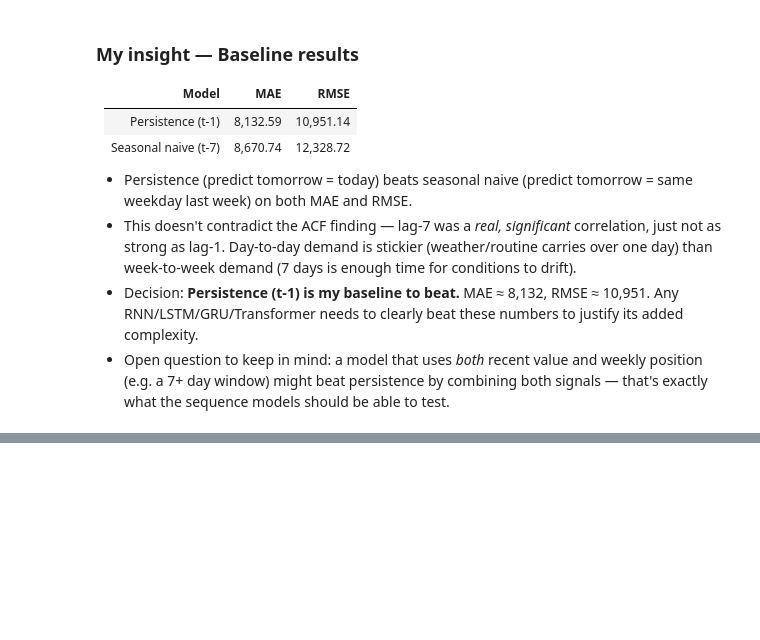
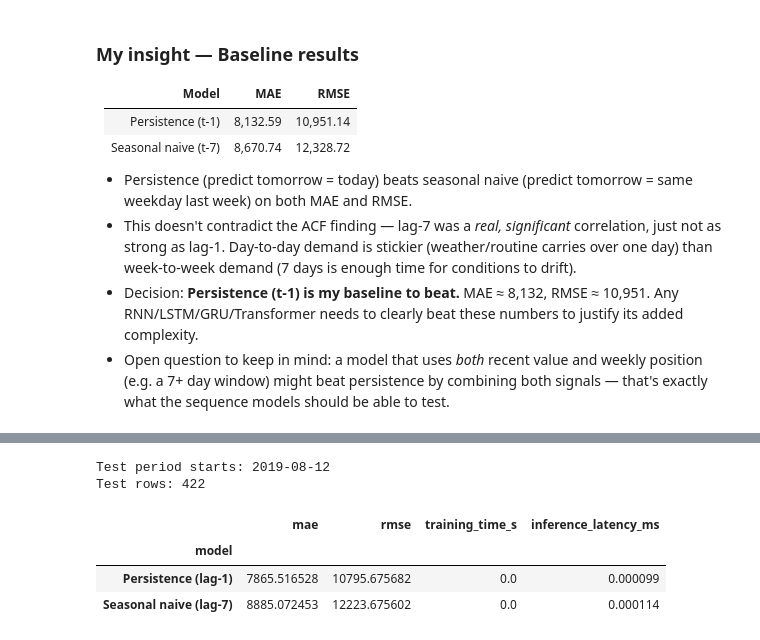
Before and after one commit to div-ops123/Real-Time-Electricity-Demand-Forecasting, a Jupyter notebook: experiments/baseline.ipynb, the cells around one changed output, grey strips where cells are left out. Saved outputs shown, nothing was run; the diff lists cells and outputs as text; code cells hidden in the pictures; blank space fills up the shorter version.

```diff
--- a/experiments/baseline.ipynb
+++ b/experiments/baseline.ipynb
@@ -253,0 +264,57 @@ results
+# %%
+# same chronological 80/20 split logic as vanilla_rnn.ipynb / lstm_notebook.ipynb / gru_rnn.ipynb / transformer_notebook.ipynb
+n = len(df_clean)
+train_end = int(0.8 * n)
+test_start_date = df_clean["date"].iloc[train_end]
+
+print(f"Test period starts: {test_start_date.date()}")
+
+df_naive_test = df_naive[df_naive["date"] >= test_start_date].reset_index(drop=True)
+print(f"Test rows: {len(df_naive_test)}")
+# %% [output]
+Test period starts: 2019-08-12
+Test rows: 422
+# %%
+import time
+
+# no training step exists for a naive rule — 0s is the honest number, not a placeholder
+TRAINING_TIME_S = 0.0
+
+def measure_inference_latency_ms(y_true, y_pred):
+    """Time a per-row prediction lookup, matching the per-sample latency
+    measurement used for the neural models (ms per sample)."""
+    values_true = y_true.to_numpy()
+    values_pred = y_pred.to_numpy()
+
+    start = time.perf_counter()
+    for i in range(len(values_true)):
+        _ = values_pred[i]  # the "prediction" is just an array lookup — no computation
+    elapsed = time.perf_counter() - start
+
+    return (elapsed / len(values_true)) * 1000
+
+
+baseline_results = [
+    {
+        "model": "Persistence (lag-1)",
+        "mae": mae(df_naive_test["demand"], df_naive_test["pred_persistence"]),
+        "rmse": rmse(df_naive_test["demand"], df_naive_test["pred_persistence"]),
+        "training_time_s": TRAINING_TIME_S,
+        "inference_latency_ms": measure_inference_latency_ms(df_naive_test["demand"], df_naive_test["pred_persistence"]),
+    },
+    {
+        "model": "Seasonal naive (lag-7)",
+        "mae": mae(df_naive_test["demand"], df_naive_test["pred_seasonal"]),
+        "rmse": rmse(df_naive_test["demand"], df_naive_test["pred_seasonal"]),
+        "training_time_s": TRAINING_TIME_S,
+        "inference_latency_ms": measure_inference_latency_ms(df_naive_test["demand"], df_naive_test["pred_seasonal"]),
+    },
+]
+
+baseline_results_df = pd.DataFrame(baseline_results).set_index("model")
+baseline_results_df
+# %% [output]
+|  | mae | rmse | training_time_s | inference_latency_ms |
+| model |  |  |  |  |
+| Persistence (lag-1) | 7865.516528 | 10795.675682 | 0.0 | 0.000099 |
+| Seasonal naive (lag-7) | 8885.072453 | 12223.675602 | 0.0 | 0.000114 |
```
Also changed, not shown: parts of 8 cells of this notebook.
